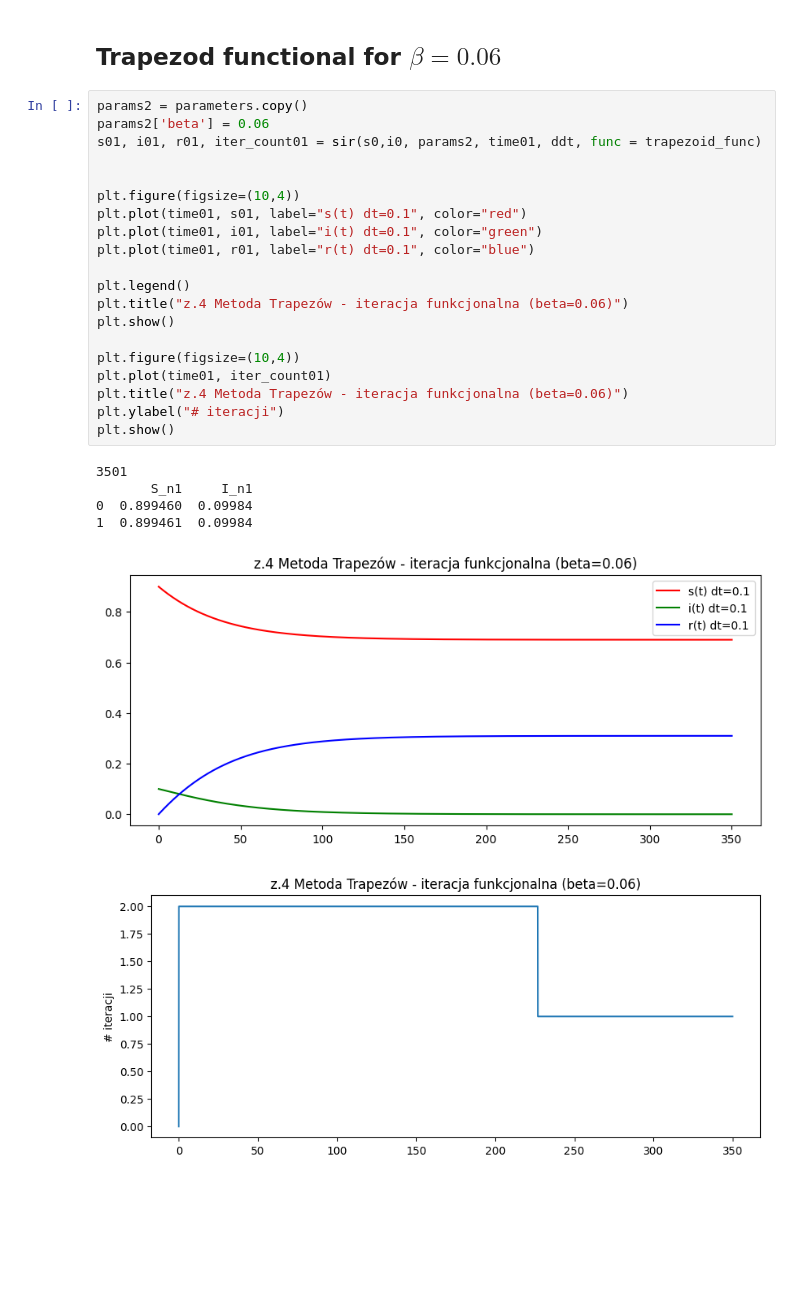
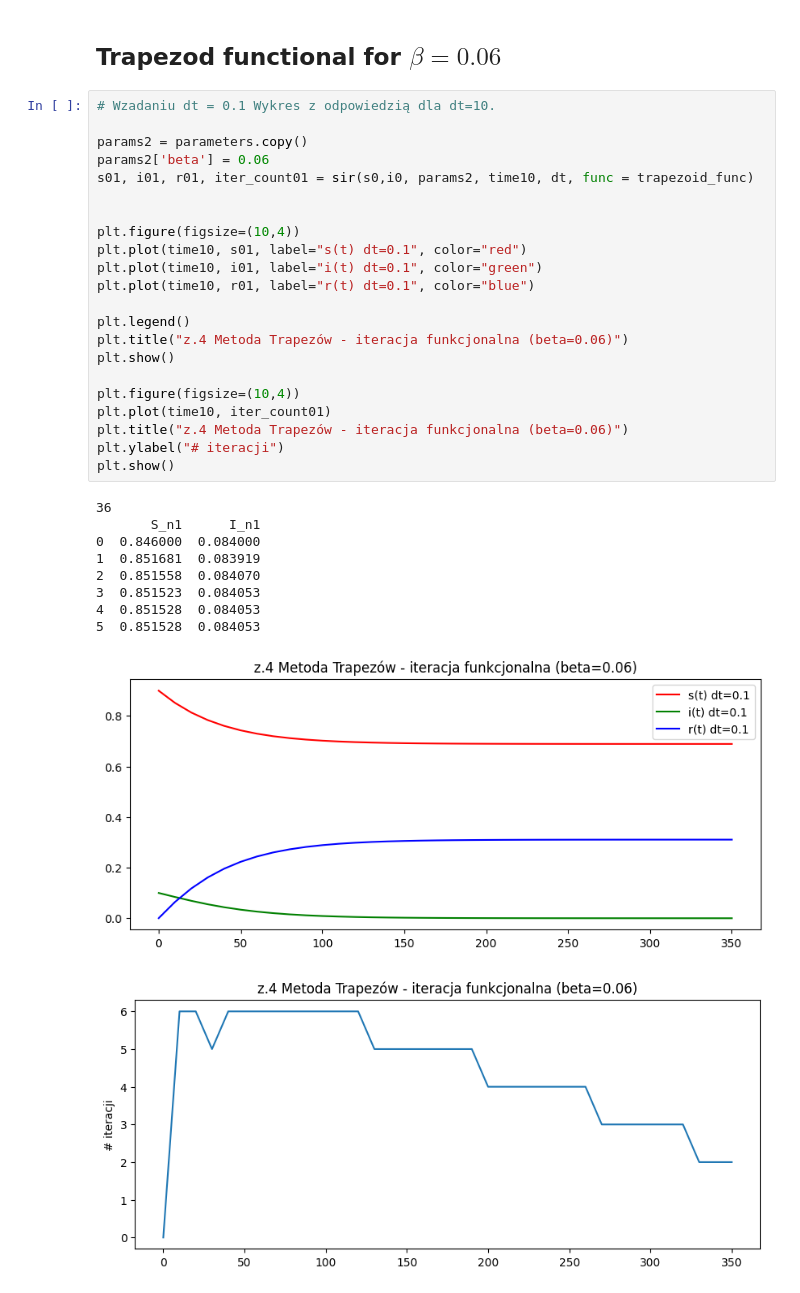
Before and after one commit to xXKeNdAmAmAsTeRXx/Computer_Physics, a Jupyter notebook: Projekt2/Metody_Niejawne.ipynb, the cells around one changed output. Saved outputs shown, nothing was run; the diff lists cells and outputs as text; blank space fills up the shorter version.

```diff
--- a/Projekt2/Metody_Niejawne.ipynb
+++ b/Projekt2/Metody_Niejawne.ipynb
@@ -356,29 +349,35 @@ Iters in 1th step: 81
 # %% [markdown]
 ## Trapezod functional for $\beta = 0.06$
 # %%
+# Wzadaniu dt = 0.1 Wykres z odpowiedzią dla dt=10.
+
 params2 = parameters.copy()
 params2['beta'] = 0.06
-s01, i01, r01, iter_count01 = sir(s0,i0, params2, time01, ddt, func = trapezoid_func)
+s01, i01, r01, iter_count01 = sir(s0,i0, params2, time10, dt, func = trapezoid_func)
 
 
 plt.figure(figsize=(10,4))
-plt.plot(time01, s01, label="s(t) dt=0.1", color="red")
-plt.plot(time01, i01, label="i(t) dt=0.1", color="green")
-plt.plot(time01, r01, label="r(t) dt=0.1", color="blue")
+plt.plot(time10, s01, label="s(t) dt=0.1", color="red")
+plt.plot(time10, i01, label="i(t) dt=0.1", color="green")
+plt.plot(time10, r01, label="r(t) dt=0.1", color="blue")
 
 plt.legend()
 plt.title("z.4 Metoda Trapezów - iteracja funkcjonalna (beta=0.06)")
 plt.show()
 
 plt.figure(figsize=(10,4))
-plt.plot(time01, iter_count01)
+plt.plot(time10, iter_count01)
 plt.title("z.4 Metoda Trapezów - iteracja funkcjonalna (beta=0.06)")
 plt.ylabel("# iteracji")
 plt.show()
 # %% [output]
-3501
-       S_n1     I_n1
-0  0.899460  0.09984
-1  0.899461  0.09984
+36
+       S_n1      I_n1
+0  0.846000  0.084000
+1  0.851681  0.083919
+2  0.851558  0.084070
+3  0.851523  0.084053
+4  0.851528  0.084053
+5  0.851528  0.084053
 [figure]
-[figure, old version]
+[figure, new version]
```
Also changed, not shown: parts of 2 cells of this notebook, 1 other file.
